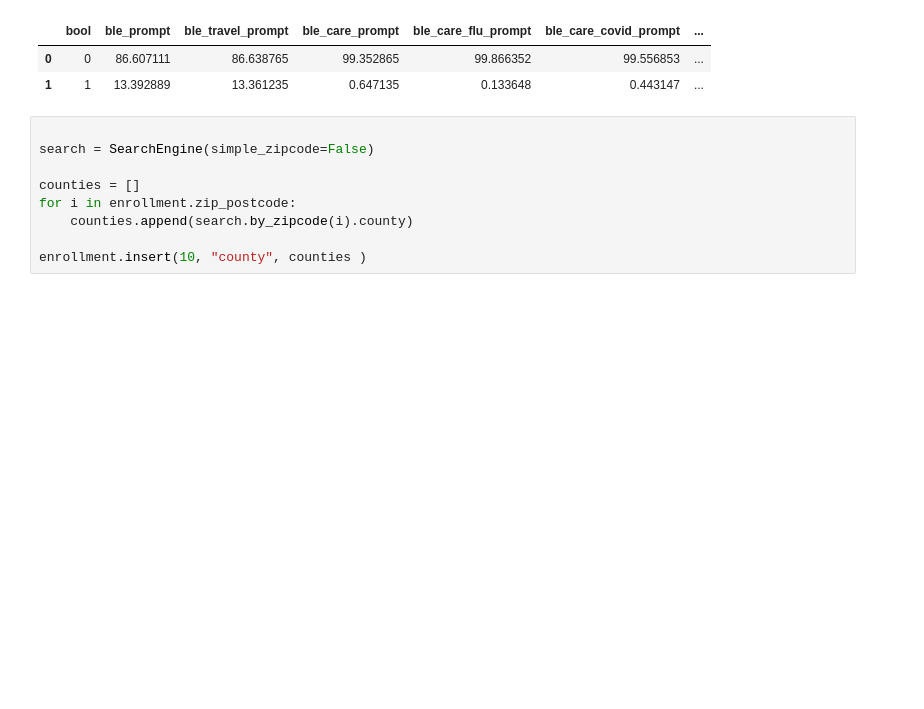
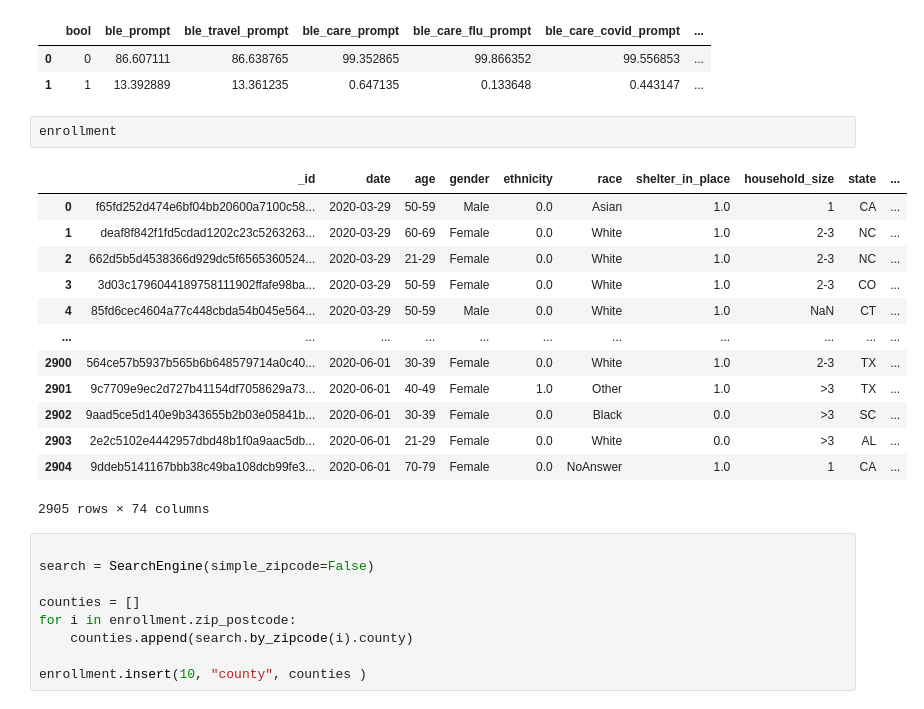
Before and after one commit to antonpolishko/task-ts, a Jupyter notebook: beat19_EDA_v1.ipynb, the cells around one changed output. Saved outputs shown, nothing was run; the diff lists cells and outputs as text; blank space fills up the shorter version.

```diff
--- a/beat19_EDA_v1.ipynb
+++ b/beat19_EDA_v1.ipynb
@@ -182,6 +166,22 @@ version_2
 |  | bool | ble_prompt | ble_travel_prompt | ble_care_prompt | ble_care_flu_prompt | ble_care_covid_prompt | ... |
 | 0 | 0 | 86.607111 | 86.638765 | 99.352865 | 99.866352 | 99.556853 | ... |
 | 1 | 1 | 13.392889 | 13.361235 | 0.647135 | 0.133648 | 0.443147 | ... |
+# %%
+enrollment
+# %% [output]
+|  | _id | date | age | gender | ethnicity | race | shelter_in_place | household_size | state | ... |
+| 0 | f65fd252d474e6bf04bb20600a7100c58... | 2020-03-29 | 50-59 | Male | 0.0 | Asian | 1.0 | 1 | CA | ... |
+| 1 | deaf8f842f1fd5cdad1202c23c5263263... | 2020-03-29 | 60-69 | Female | 0.0 | White | 1.0 | 2-3 | NC | ... |
+| 2 | 662d5b5d4538366d929dc5f6565360524... | 2020-03-29 | 21-29 | Female | 0.0 | White | 1.0 | 2-3 | NC | ... |
+| 3 | 3d03c1796044189758111902ffafe98ba... | 2020-03-29 | 50-59 | Female | 0.0 | White | 1.0 | 2-3 | CO | ... |
+| 4 | 85fd6cec4604a77c448cbda54b045e564... | 2020-03-29 | 50-59 | Male | 0.0 | White | 1.0 | NaN | CT | ... |
+| ... | ... | ... | ... | ... | ... | ... | ... | ... | ... | ... |
+| 2900 | 564ce57b5937b565b6b648579714a0c40... | 2020-06-01 | 30-39 | Female | 0.0 | White | 1.0 | 2-3 | TX | ... |
+| 2901 | 9c7709e9ec2d727b41154df7058629a73... | 2020-06-01 | 40-49 | Female | 1.0 | Other | 1.0 | >3 | TX | ... |
+| 2902 | 9aad5ce5d140e9b343655b2b03e05841b... | 2020-06-01 | 30-39 | Female | 0.0 | Black | 0.0 | >3 | SC | ... |
+| 2903 | 2e2c5102e4442957dbd48b1f0a9aac5db... | 2020-06-01 | 21-29 | Female | 0.0 | White | 0.0 | >3 | AL | ... |
+| 2904 | 9ddeb5141167bbb38c49ba108dcb99fe3... | 2020-06-01 | 70-79 | Female | 0.0 | NoAnswer | 1.0 | 1 | CA | ... |
+2905 rows × 74 columns
 # %%
 
 search = SearchEngine(simple_zipcode=False)
```
Also changed, not shown: parts of 3 cells of this notebook.
